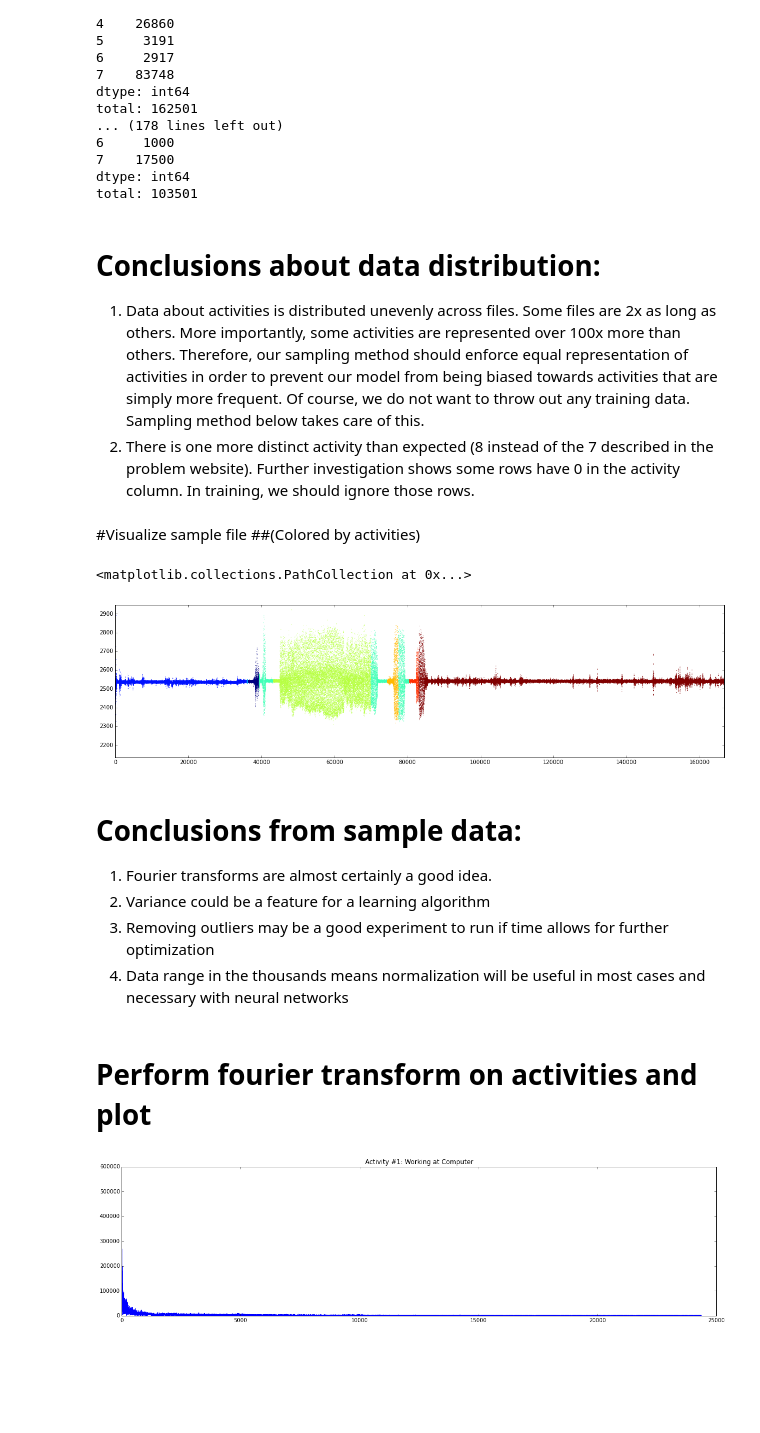
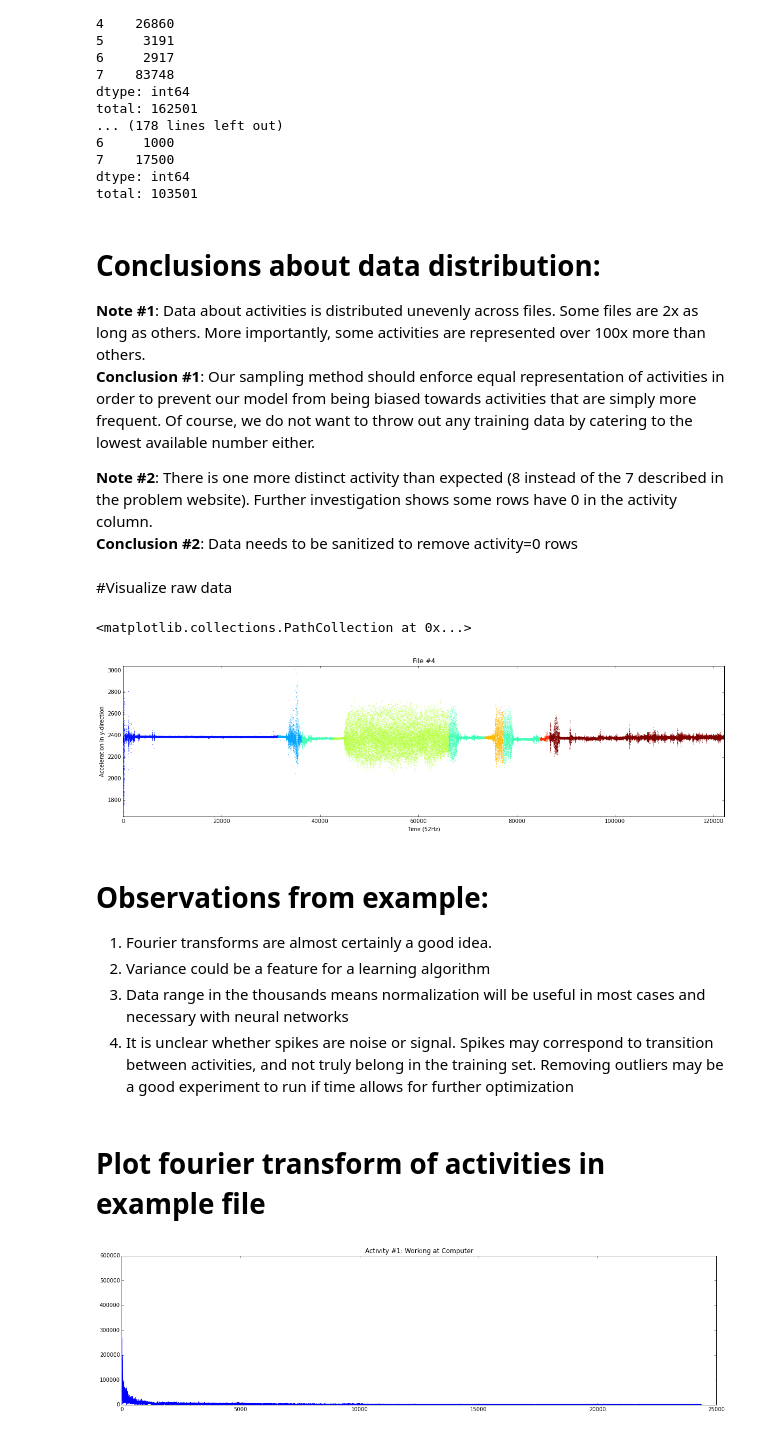
Before and after one commit to sepehr125/activity-recognition, a Jupyter notebook: classifying-activity.ipynb, the cells around one changed output. Cells and saved outputs as stored; diff of their text form; code cells hidden in the pictures; blank space fills up the shorter version.

```diff
--- a/classifying-activity.ipynb
+++ b/classifying-activity.ipynb
@@ -57,7 +54,7 @@ def load_raw_data():
     data_dir = os.getcwd() + "/data/"
     file_names = get_file_names()
 
-    column_labels = [ "index", "x_accel", "y_accel", "z_accel", "activity"]
+    column_labels = ["index", "x_accel", "y_accel", "z_accel", "activity"]
 
     # store the data as dataframes in a dictionary,
     # which makes it easier to later separate dataset
@@ -65,7 +62,6 @@ def load_raw_data():
     dataset = {}
     for file_name in file_names:
         df = pd.read_csv(data_dir + str(file_name) + ".csv", names = column_labels)
-        del df['index'] # useless sequence of numbers in original data
         dataset[file_name] = df
 
     return dataset
@@ -103,8 +98,8 @@ dtype: int64
 total: 103501
 # %% [markdown]
 # Conclusions about data distribution:
-1. Data about activities is distributed  unevenly across files. Some files are 2x as long as others. More importantly, some activities are represented over 100x more than others. Therefore, our sampling method should enforce equal representation of activities in order to prevent our model from being biased towards activities that are simply more frequent. Of course, we do not want to throw out any training data. Sampling method below takes care of this.
-2. There is one more distinct activity than expected (8 instead of the 7 described in the problem website). Further investigation shows some rows have 0 in the activity column. In training, we should ignore those rows.
+**Note #1**: Data about activities is distributed  unevenly across files. Some files are 2x as long as others. More importantly, some activities are represented over 100x more than others.
+**Conclusion #1**: Our sampling method should enforce equal representation of activities in order to prevent our model from being biased towards activities that are simply more frequent. Of course, we do not want to throw out any training data by catering to the lowest available number either.
+
+**Note #2**: There is one more distinct activity than expected (8 instead of the 7 described in the problem website). Further investigation shows some rows have 0 in the activity column.
+**Conclusion #2**: Data needs to be sanitized to remove activity=0 rows
-# %% [markdown]
-#Visualize sample file
-##(Colored by activities)
@@ -113,26 +106,36 @@ example = data_lib[9]
+# %% [markdown]
+#Visualize raw data
+# %%
+example_file_num = 4
+example = data_lib[example_file_num]
+x = example.index
+y = example.y_accel # (x_accel and z_accel values are very similar, so they're not shown here)
 # %%
 # set plot size and options
 fig, ax = plt.subplots(figsize=(20,5))
 
-# center the plot properly
-ax.set_ylim(example.y_accel.min(), example.y_accel.max())
-ax.set_xlim(0, len(example.index))
+# labels
+ax.set_title("File #" + str(example_file_num))
+ax.set_xlabel('Time (52Hz)')
+ax.set_ylabel('Acceleration in y-direction')
 
-# scatter plot with different color for each activity
-ax.scatter(example.index, example.y_accel, c=example.activity, edgecolor='', s=1)
+# center the plot
+ax.set_ylim(y.min(), y.max())
+ax.set_xlim(0, len(x))
 
-# x_accel and z_accel values seem very similar, so they're not included
+ax.scatter(x, y, c=example.activity, edgecolor='', s=1)
 # %% [output]
 <matplotlib.collections.PathCollection at 0x...>
-[figure, old version]
+[figure, new version]
 # %% [markdown]
-# Conclusions from sample data:
+# Observations from example:
+
 1. Fourier transforms are almost certainly a good idea.
 2. Variance could be a feature for a learning algorithm
-2. Removing outliers may be a good experiment to run if time allows for further optimization
 3. Data range in the thousands means normalization will be useful in most cases and necessary with neural networks
+0. It is unclear whether spikes are noise or signal. Spikes may correspond to transition between activities, and not truly belong in the training set. Removing outliers may be a good experiment to run if time allows for further optimization
 # %% [markdown]
-# Perform fourier transform on activities and plot
+# Plot fourier transform of activities in example file
 # %%
 # we don't care about the phase (imaginary part of the transform)
 # so just get the absolute value: sqrt(a^2 + b^2) where a + bi is the FFT value
```
Also changed, not shown: parts of 6 cells of this notebook.
